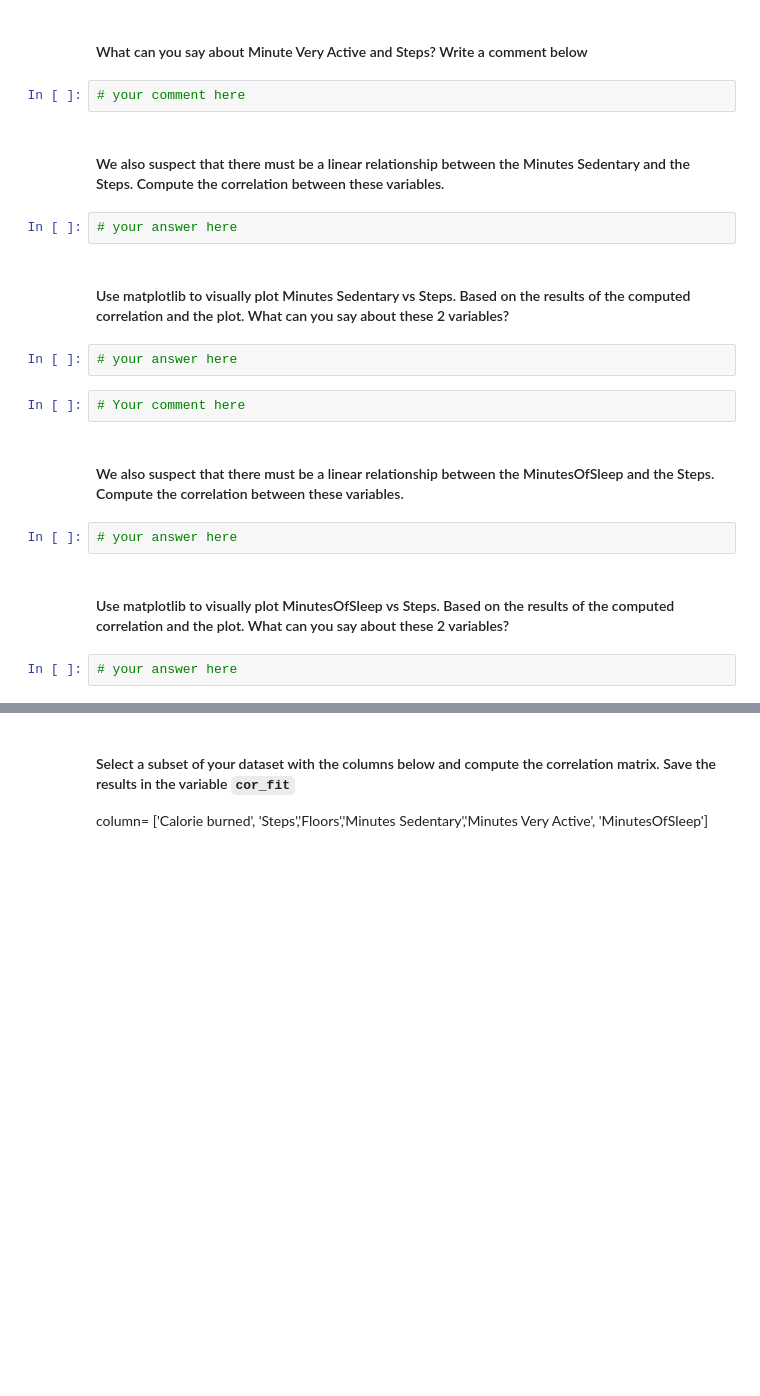
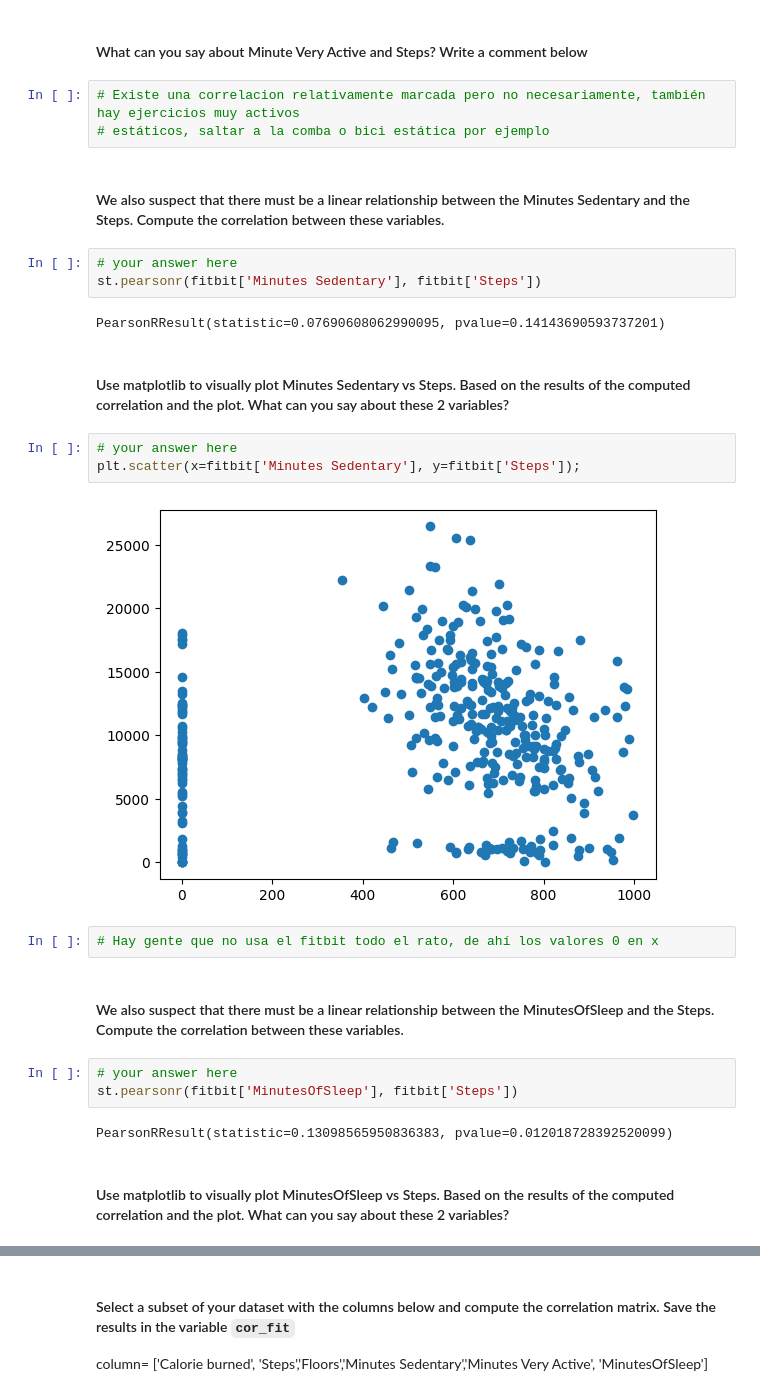
Before and after one commit to Ironhack-Data-Madrid-Abril-2023/5.1-lab_pivot_table_and_correlation, a Jupyter notebook: your_code/main.ipynb, the cells around one changed output, grey strips where cells are left out. Saved outputs shown, nothing was run; the diff lists cells and outputs as text; blank space fills up the shorter version.

```diff
--- a/your_code/main.ipynb
+++ b/your_code/main.ipynb
@@ -126,22 +226,30 @@ employee.pivot_table(index=["Title"], values= ["Salary"], columns=["Department"]
 # %% [markdown]
 #### What can you say about Minute Very Active and Steps? Write a comment below
-# %%
-# your comment here
+# %%
+# Existe una correlacion relativamente marcada pero no necesariamente, también hay ejercicios muy activos
+# estáticos, saltar a la comba o bici estática por ejemplo
 # %% [markdown]
 #### We also suspect that there must be a linear relationship between the Minutes Sedentary and the Steps. Compute the correlation between these variables.
 # %%
 # your answer here
+st.pearsonr(fitbit['Minutes Sedentary'], fitbit['Steps'])
+# %% [output]
+PearsonRResult(statistic=0.07690608062990095, pvalue=0.14143690593737201)
 # %% [markdown]
 #### Use matplotlib to visually plot Minutes Sedentary vs Steps. Based on the results of the computed correlation and the plot. What can you say about these 2 variables?
 # %%
 # your answer here
+plt.scatter(x=fitbit['Minutes Sedentary'], y=fitbit['Steps']);
+# %% [output]
+[figure, added]
-# %%
-# Your comment here
+# %%
+# Hay gente que no usa el fitbit todo el rato, de ahí los valores 0 en x
 # %% [markdown]
 #### We also suspect that there must be a linear relationship between the MinutesOfSleep and the Steps. Compute the correlation between these variables.
 # %%
 # your answer here
+st.pearsonr(fitbit['MinutesOfSleep'], fitbit['Steps'])
+# %% [output]
+PearsonRResult(statistic=0.13098565950836383, pvalue=0.012018728392520099)
 # %% [markdown]
 #### Use matplotlib to visually plot MinutesOfSleep vs Steps. Based on the results of the computed correlation and the plot. What can you say about these 2 variables?
-# %%
-# your answer here
```
Also changed, not shown: parts of 32 cells of this notebook.
